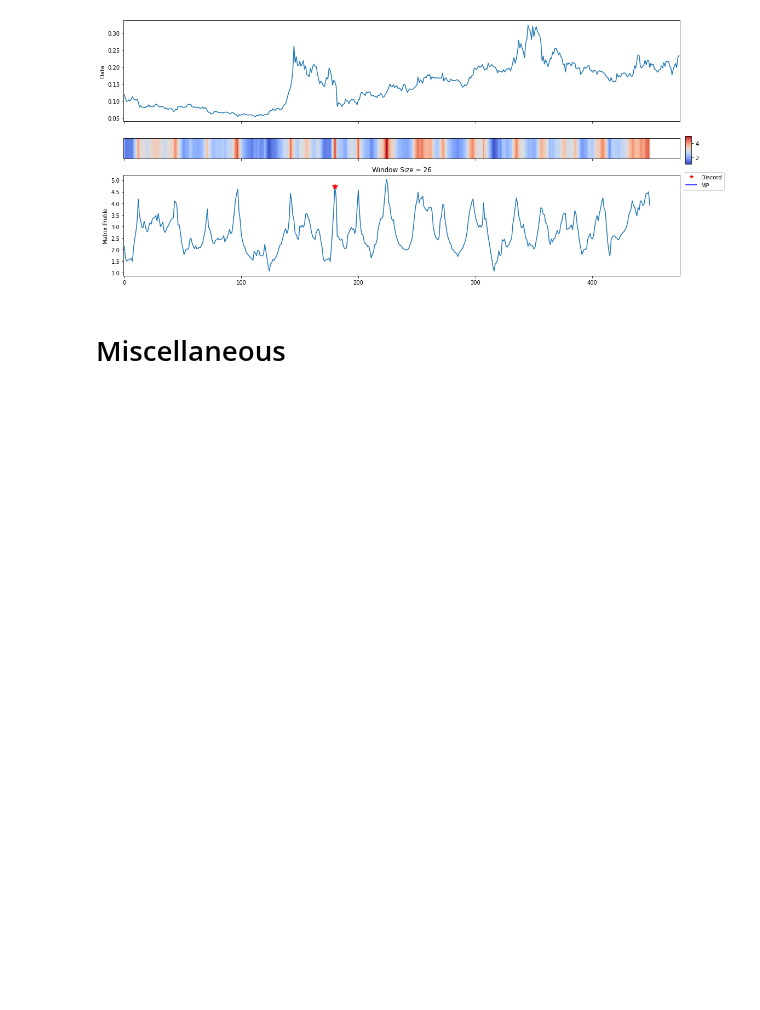
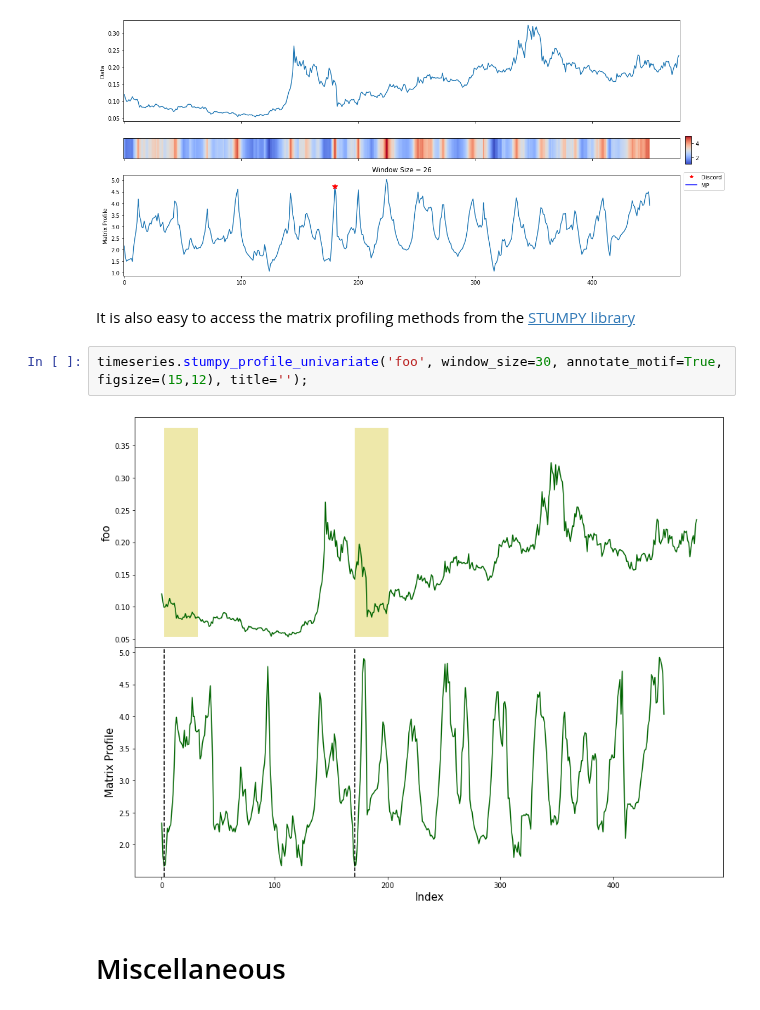
Before and after one commit to Mitchellpkt/python-isthmuslib, a Jupyter notebook: isthmuslib_tutorial.ipynb, the cells around one changed output. Drawn from its saved outputs; the diff is of its cells as text; blank space fills up the shorter version.

Commit message:
tweak: demo stumpy

```diff
--- a/isthmuslib_tutorial.ipynb
+++ b/isthmuslib_tutorial.ipynb
@@ -306,6 +306,12 @@ timeseries.matrix_profile_univariate('foo');
 [figure]
 [figure]
 [figure]
+# %% [markdown]
+It is also easy to access the matrix profiling methods from the [STUMPY library](https://stumpy.readthedocs.io/en/latest/Tutorial_STUMPY_Basics.html)
+# %%
+timeseries.stumpy_profile_univariate('foo', window_size=30, annotate_motif=True, figsize=(15,12), title='');
+# %% [output]
+[figure, added]
 # %% [markdown]
 # Miscellaneous
 # %% [markdown]
```
Also changed, not shown: parts of 3 cells of this notebook.
